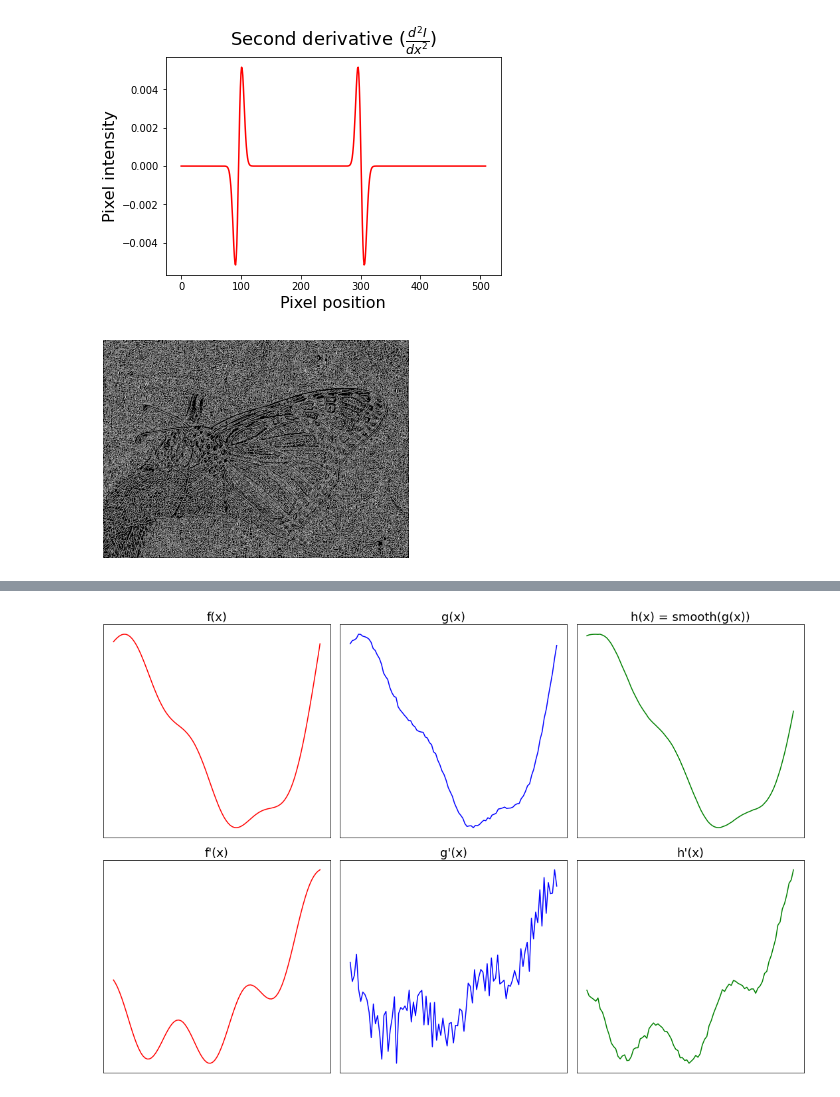
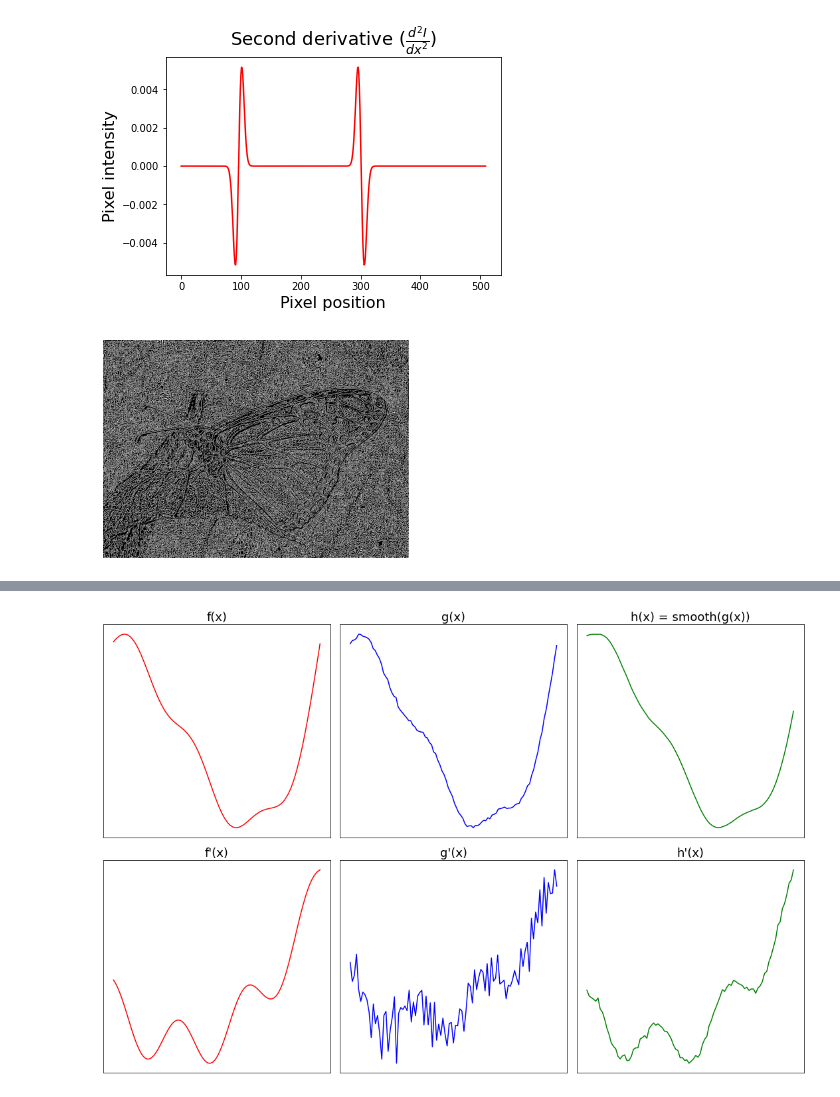
Before and after one commit to nicolaromano/BIA4, a Jupyter notebook: Lectures/05 - Edge detection methods/Lecture5_figures.ipynb, the cells around one changed output, grey strips where cells are left out. Cells and saved outputs as stored; diff of their text form; code cells hidden in the pictures.

```diff
--- a/Lectures/05 - Edge detection methods/Lecture5_figures.ipynb
+++ b/Lectures/05 - Edge detection methods/Lecture5_figures.ipynb
@@ -162,34 +162,37 @@ plt.show()
 # %% [output]
 [figure]
 # %%
-from skimage.filters import laplace, gaussian
+from skimage.filters.edges import convolve
+from skimage.filters import gaussian
 
 img = imread("Monarch - Ted CC-BY-SA.jpg")
 img = img[:,:,0]
 img = resize(img, (img.shape[0], img.shape[1]//1.15))
 #img = gaussian(img, 4)
 # Find the Laplacian of the image
-img_laplacian = laplace(img)
-# Sign of the Laplacian
+kernel = np.array([[0, 1, 0], [1, -4, 1], [0, 1, 0]])
+img_laplacian = convolve(img, kernel)
+
+#Sign of the Laplacian
 lap_sign = np.sign(img_laplacian)
 
 # Zero-pad the last row and column
 # The pad_width parameter is the number of pixels to pad
 # on each side (before and after for each dimension)
-lap_sign = np.pad(lap_sign, pad_width=((0, 2), (0, 2)), mode='constant')
+lap_sign = np.pad(lap_sign, pad_width=((0, 1), (0, 1)), mode='constant')
 
 # Check if neighbor pixels have opposite sign
 diff_x = (lap_sign[:-1, :-1] - lap_sign[:-1, 1:] < 0)
 diff_y = lap_sign[:-1, :-1] - lap_sign[1:, :-1] < 0
 
 # If either of the above is true, the pixel is a zero-crossing
 edges =  np.logical_or(diff_x, diff_y).astype(float)
 
 plt.imshow(edges, cmap="gray")
 plt.axis("off")
 plt.show()
 # %% [output]
-[figure, old version]
+[figure, new version]
 # %%
 log = np.array([[0, 0, 1, 2, 2, 2, 1, 0, 0],
           [0, 1, 3, 5, 5, 5, 3, 1, 0],
```
Also changed, not shown: parts of 1 cell of this notebook, 3 other files.
